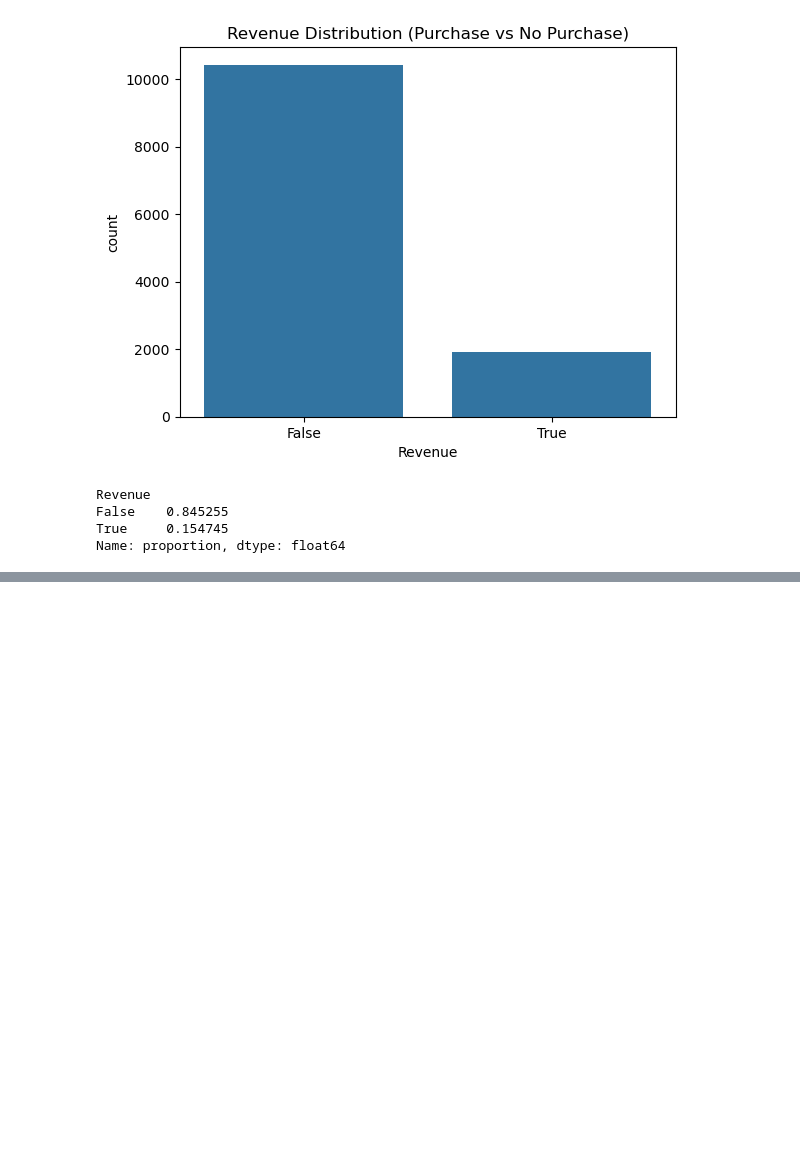
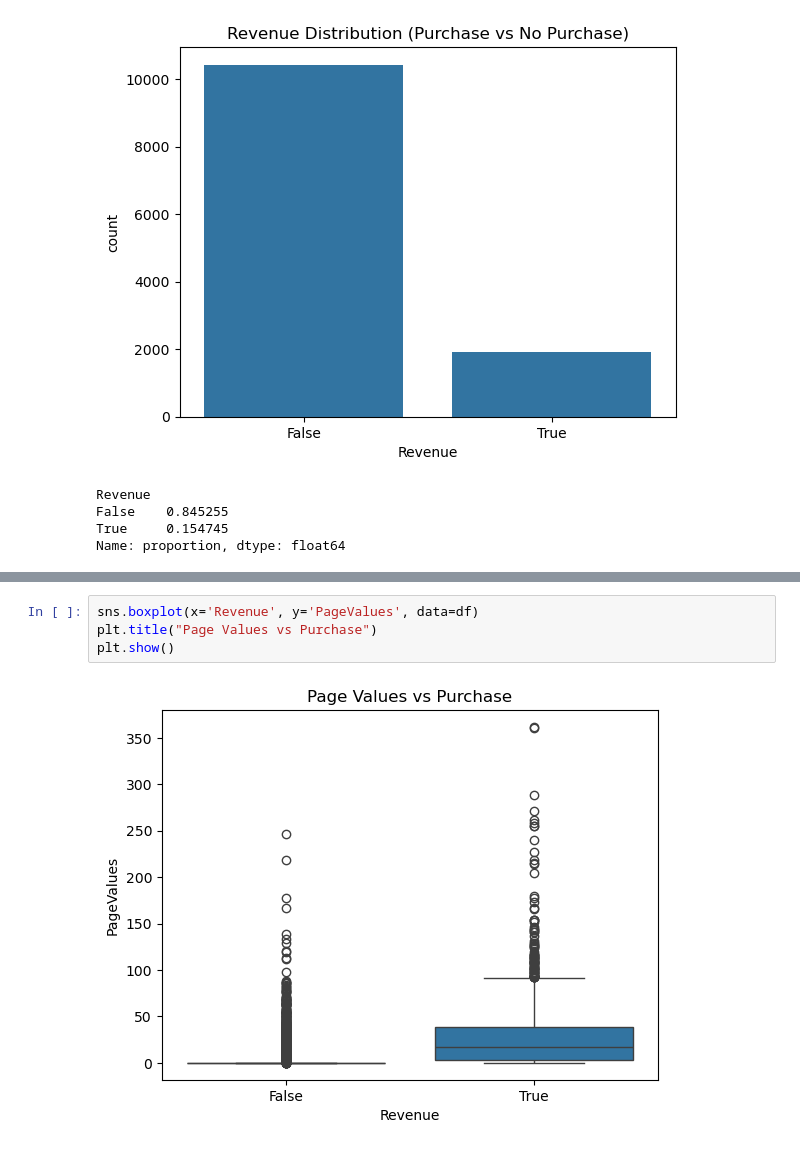
Before and after one commit to sanjaiveeran44/shopping-intent-analasys, a Jupyter notebook: Untitled.ipynb, the cells around one changed output, grey strips where cells are left out. Cells and saved outputs as stored; diff of their text form; blank space fills up the shorter version.

```diff
--- a/Untitled.ipynb
+++ b/Untitled.ipynb
@@ -32,0 +51,6 @@ Name: proportion, dtype: float64
+# %%
+sns.boxplot(x='Revenue', y='PageValues', data=df)
+plt.title("Page Values vs Purchase")
+plt.show()
+# %% [output]
+[figure, added]
```
Also changed, not shown: parts of 2 cells of this notebook.
